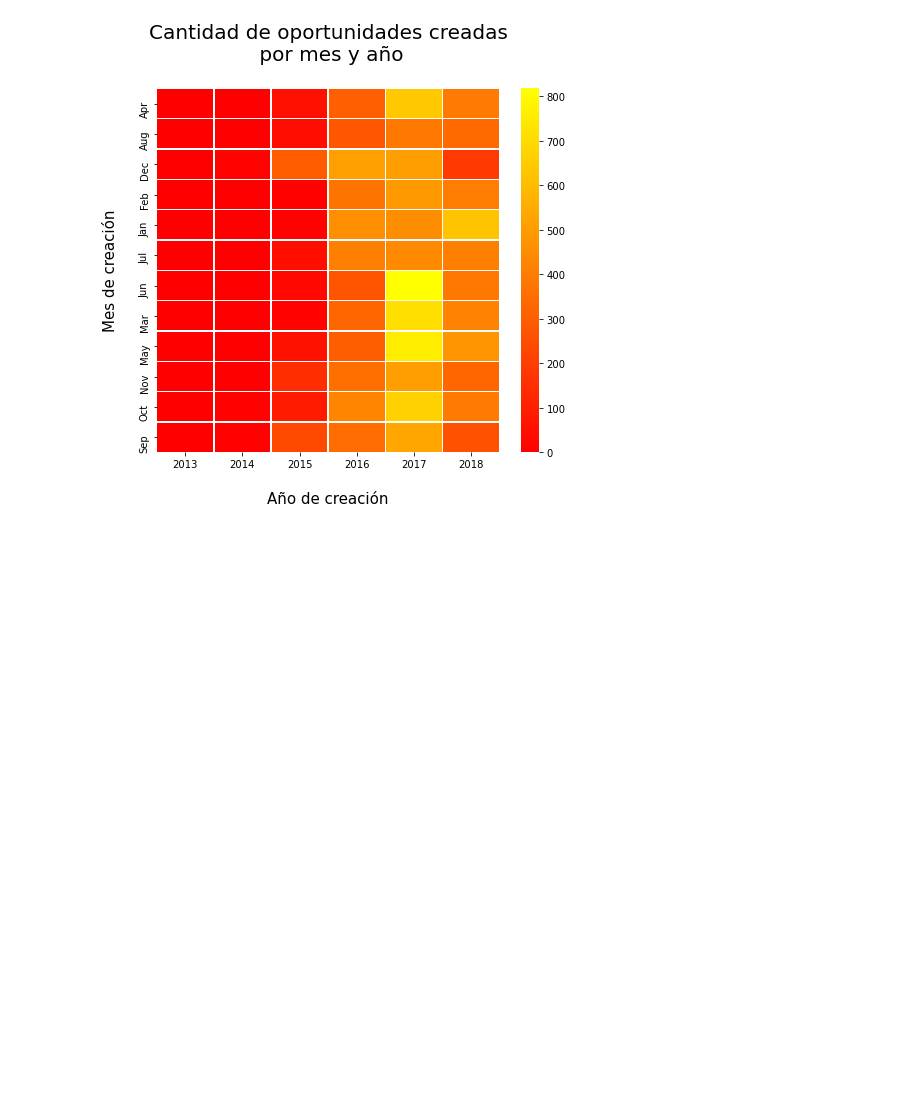
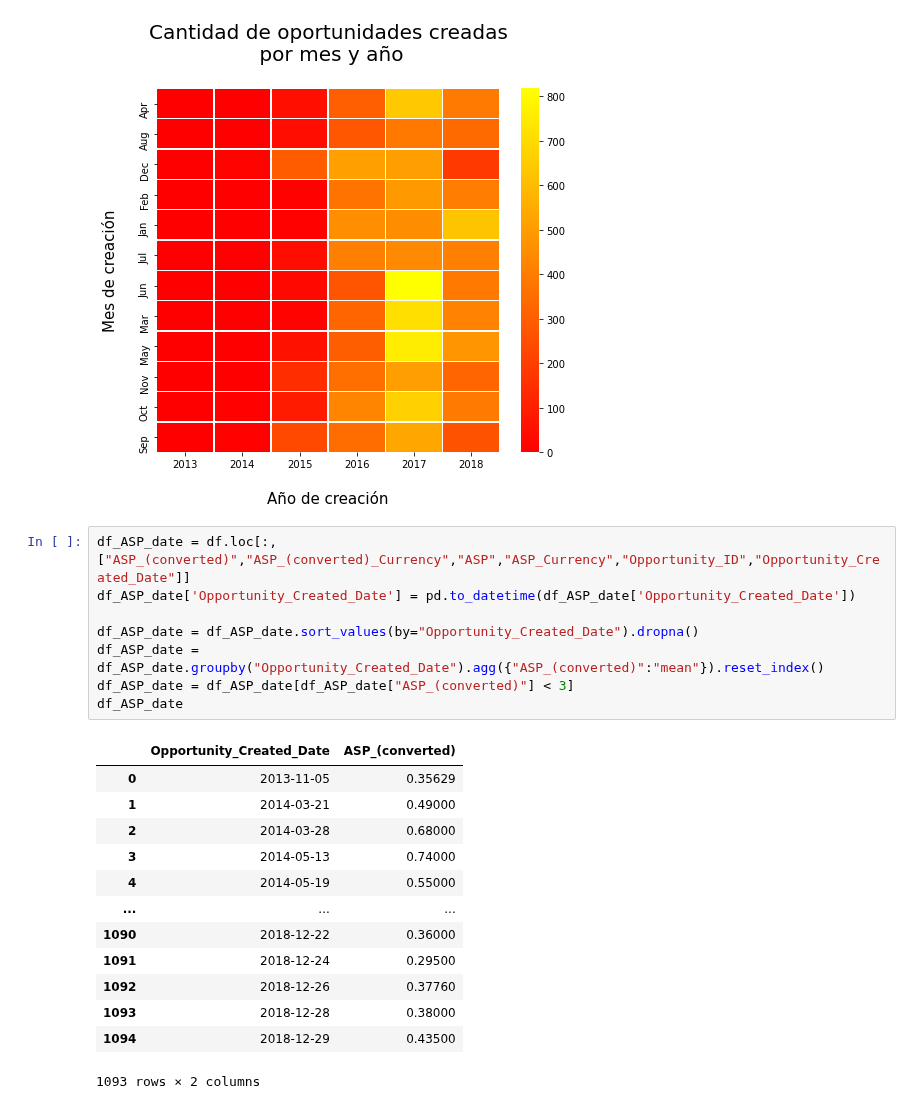
Before and after one commit to FernandoSinisi/Orga-Datos-2C-2020, a Jupyter notebook: TP1/fechas.ipynb, the cells around one changed output. Cells and saved outputs as stored; diff of their text form; blank space fills up the shorter version.

```diff
--- a/TP1/fechas.ipynb
+++ b/TP1/fechas.ipynb
@@ -316,3 +316,25 @@ plt.tight_layout()
 plt.show()
 # %% [output]
 [figure]
+# %%
+df_ASP_date = df.loc[:,["ASP_(converted)","ASP_(converted)_Currency","ASP","ASP_Currency","Opportunity_ID","Opportunity_Created_Date"]]
+df_ASP_date['Opportunity_Created_Date'] = pd.to_datetime(df_ASP_date['Opportunity_Created_Date'])
+
+df_ASP_date = df_ASP_date.sort_values(by="Opportunity_Created_Date").dropna()
+df_ASP_date = df_ASP_date.groupby("Opportunity_Created_Date").agg({"ASP_(converted)":"mean"}).reset_index()
+df_ASP_date = df_ASP_date[df_ASP_date["ASP_(converted)"] < 3]
+df_ASP_date
+# %% [output]
+|  | Opportunity_Created_Date | ASP_(converted) |
+| 0 | 2013-11-05 | 0.35629 |
+| 1 | 2014-03-21 | 0.49000 |
+| 2 | 2014-03-28 | 0.68000 |
+| 3 | 2014-05-13 | 0.74000 |
+| 4 | 2014-05-19 | 0.55000 |
+| ... | ... | ... |
+| 1090 | 2018-12-22 | 0.36000 |
+| 1091 | 2018-12-24 | 0.29500 |
+| 1092 | 2018-12-26 | 0.37760 |
+| 1093 | 2018-12-28 | 0.38000 |
+| 1094 | 2018-12-29 | 0.43500 |
+1093 rows × 2 columns
```
Also changed, not shown: parts of 3 cells of this notebook, 4 other files.
